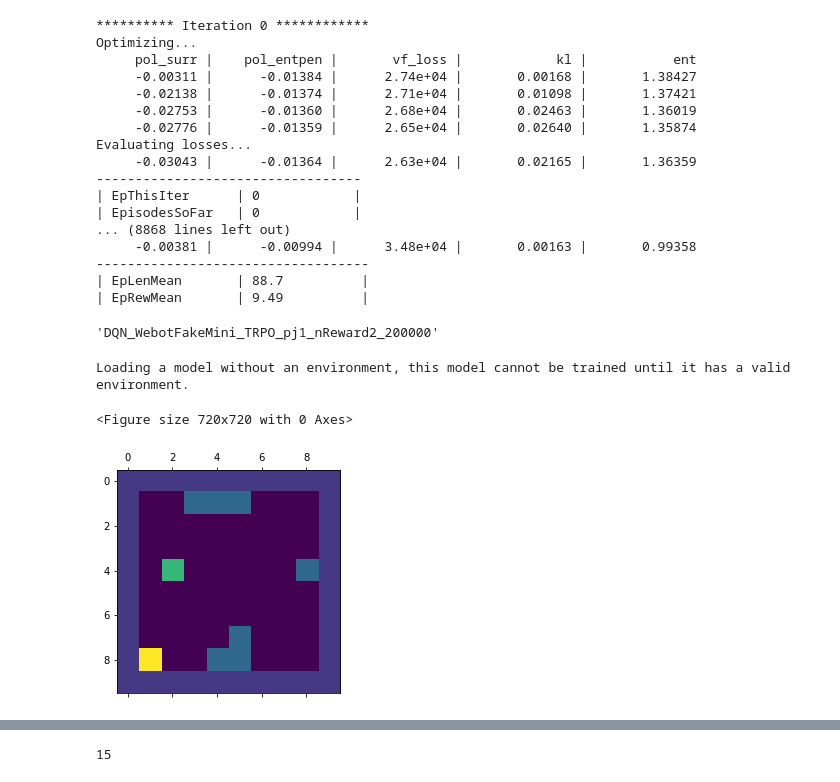
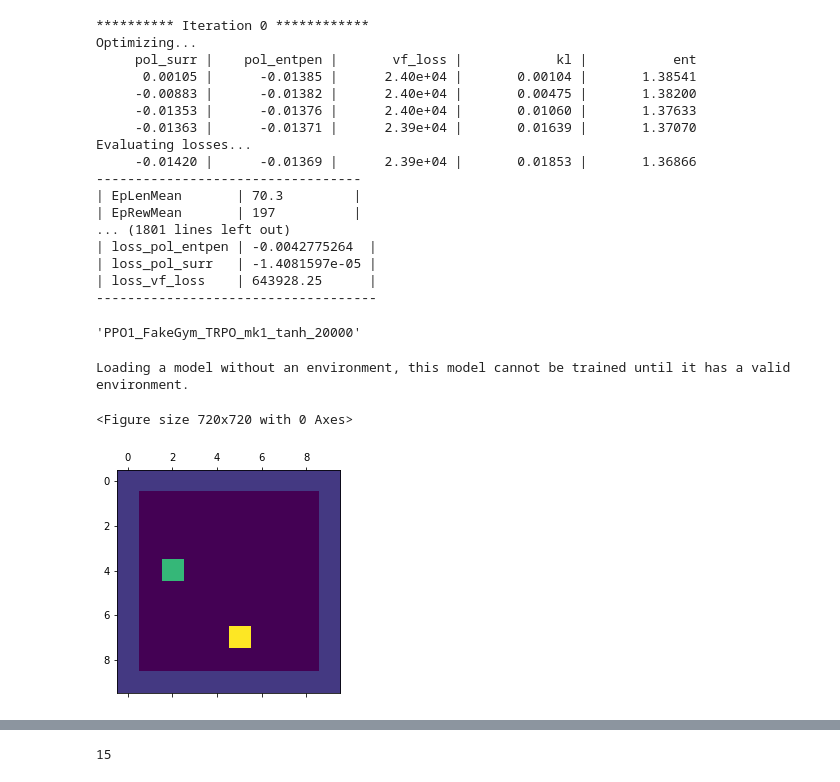
Before and after one commit to fpedd/ees-pees, a Jupyter notebook: backend/fakegym/PPO1_learn_mats.ipynb, the cells around one changed output, grey strips where cells are left out. Saved outputs shown, nothing was run; the diff lists cells and outputs as text; code cells hidden in the pictures.

Commit message:
trained model from fakeEnv + notebook to test on webots

```diff
--- a/backend/fakegym/PPO1_learn_mats.ipynb
+++ b/backend/fakegym/PPO1_learn_mats.ipynb
@@ -52,7 +60,7 @@ class MyObservation():
 
 
 class MyEnv(fg.FakeGym):
-    def __init__(self, seed=None, N=8, num_of_sensors=4, obstacles_each=0,
+    def __init__(self, seed=None, N=10, num_of_sensors=4, obstacles_each=0,
                  step_range=(1, 1), action_type="discrete",
                  discrete_action_shaping="flatten", obs=MyObservation):
         super(MyEnv, self).__init__(seed, N, num_of_sensors, obstacles_each, step_range, action_type, discrete_action_shaping, obs)
@@ -71,7 +79,7 @@ class MyEnv(fg.FakeGym):
             target_distance = self.get_target_distance()
             max_distance = 8
             reward = -1 * np.tanh(target_distance/(max_distance/2))
-            if self.com.touching:
+            if self.com.state.touching:
                 reward = reward - 10
         return reward
 
@@ -86,4 +94,5 @@ class MyEnv(fg.FakeGym):
 
 env = MyEnv()
 check_env(env)
+env.render()
 # %% [output]
@@ -91,9 +101,9 @@ AttributeError: 'FakeCom' object has no attribute 'touching'
 # %%
-time_steps = 20*10**4
-reward_function = "nReward2"
-fake = "WebotFakeMini"
-name = "TRPO_pj1"
-model_name = "DQN_{}_{}_{}_{}".format(fake, name, reward_function, time_steps)
+time_steps = 20000
+reward_function = "tanh"
+fake = "FakeGym"
+name = "TRPO_mk1"
+model_name = "PPO1_{}_{}_{}_{}".format(fake, name, reward_function, time_steps)
 
 model = PPO1("MlpPolicy", env, verbose=1)
 model.learn(total_timesteps=time_steps, log_interval=100)
@@ -103,37 +113,37 @@ del model
 ********** Iteration 0 ************
 Optimizing...
      pol_surr |    pol_entpen |       vf_loss |            kl |           ent
-     -0.00311 |      -0.01384 |      2.74e+04 |       0.00168 |       1.38427
-     -0.02138 |      -0.01374 |      2.71e+04 |       0.01098 |       1.37421
-     -0.02753 |      -0.01360 |      2.68e+04 |       0.02463 |       1.36019
-     -0.02776 |      -0.01359 |      2.65e+04 |       0.02640 |       1.35874
+      0.00105 |      -0.01385 |      2.40e+04 |       0.00104 |       1.38541
+     -0.00883 |      -0.01382 |      2.40e+04 |       0.00475 |       1.38200
+     -0.01353 |      -0.01376 |      2.40e+04 |       0.01060 |       1.37633
+     -0.01363 |      -0.01371 |      2.39e+04 |       0.01639 |       1.37070
 Evaluating losses...
-     -0.03043 |      -0.01364 |      2.63e+04 |       0.02165 |       1.36359
+     -0.01420 |      -0.01369 |      2.39e+04 |       0.01853 |       1.36866
 ----------------------------------
-| EpThisIter      | 0            |
-| EpisodesSoFar   | 0            |
-... (8868 lines left out)
-     -0.00381 |      -0.00994 |      3.48e+04 |       0.00163 |       0.99358
------------------------------------
-| EpLenMean       | 88.7          |
-| EpRewMean       | 9.49          |
+| EpLenMean       | 70.3         |
+| EpRewMean       | 197          |
+... (1801 lines left out)
+| loss_pol_entpen | -0.0042775264  |
+| loss_pol_surr   | -1.4081597e-05 |
+| loss_vf_loss    | 643928.25      |
+------------------------------------
 # %%
 model_name
 # %% [output]
-'DQN_WebotFakeMini_TRPO_pj1_nReward2_200000'
+'PPO1_FakeGym_TRPO_mk1_tanh_20000'
 # %%
-model = PPO1.load("models/{}".format('DQN_WebotFakeMini_TRPO_pj1_nReward2_200000'))
+model = PPO1.load("models/{}".format(model_name))
 env = MyEnv()
 obs = env.reset()
 
 env.render()
 done = False
 max_num_steps = 100
 time = 0
 # %% [output]
 Loading a model without an environment, this model cannot be trained until it has a valid environment.
 <Figure size 720x720 with 0 Axes>
-[figure, old version]
+[figure, new version]
 # %%
 for i in range(20):
     env = MyEnv()
```
Also changed, not shown: parts of 3 cells of this notebook, 3 other files.
